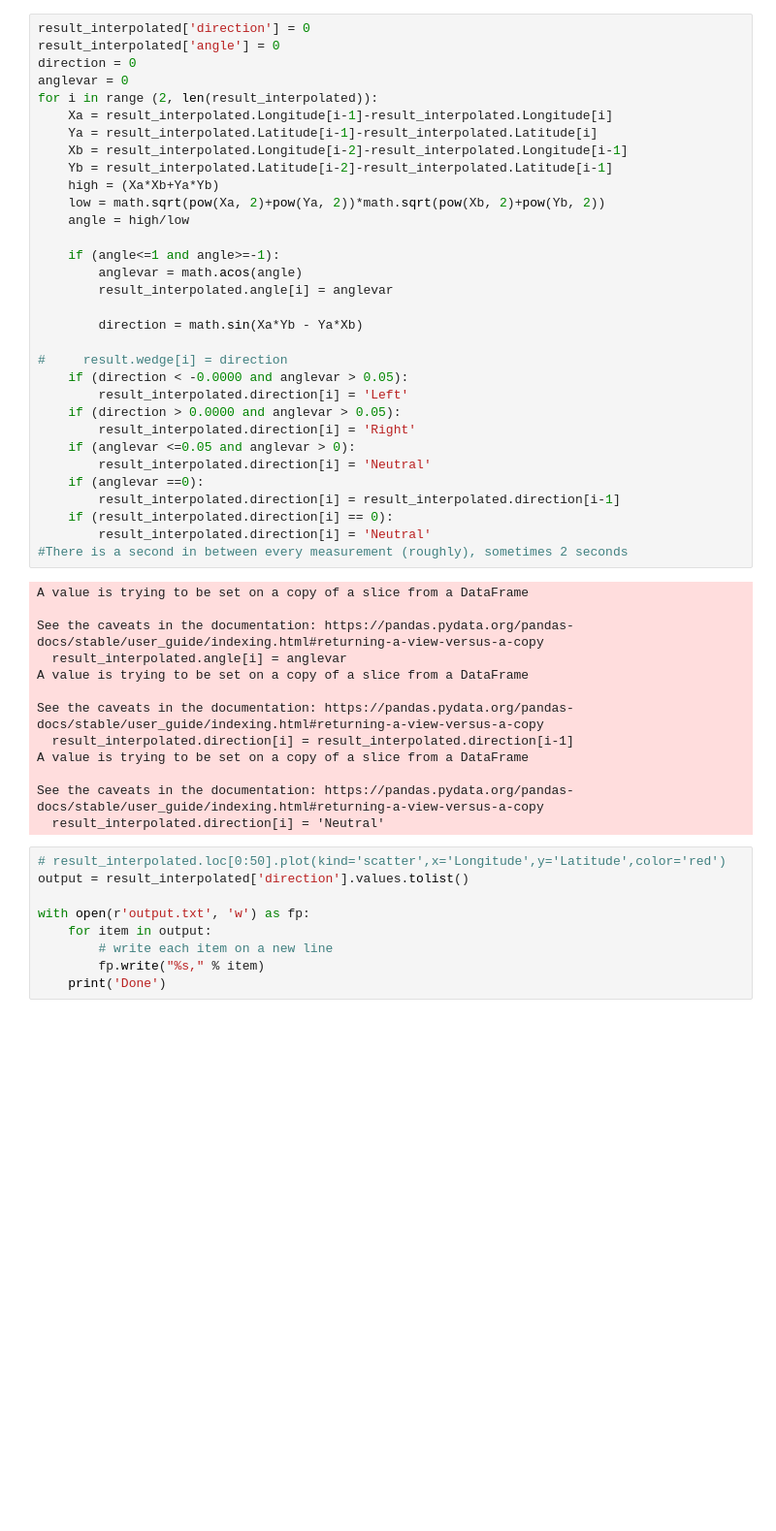
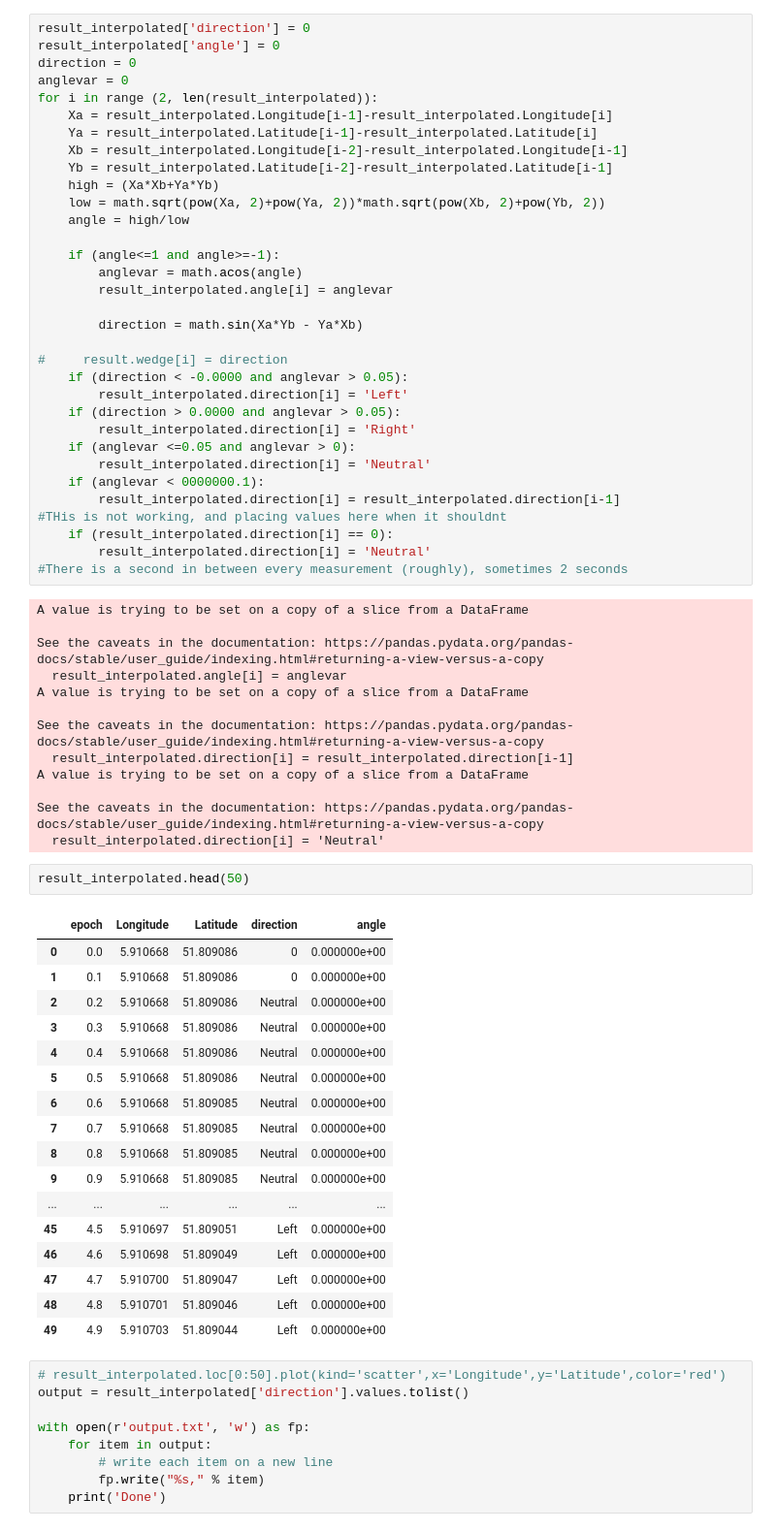
Before and after one commit to MaasGoudswaard/MTB-simulator, a Jupyter notebook: Python strava analysis/Loading data.ipynb, the cells around one changed output. Shown at 97% size. Drawn from its saved outputs; the diff is of its cells as text; blank space fills up the shorter version.

```diff
--- a/Python strava analysis/Loading data.ipynb
+++ b/Python strava analysis/Loading data.ipynb
@@ -115,8 +115,9 @@ for i in range (2, len(result_interpolated)):
         result_interpolated.direction[i] = 'Right'
     if (anglevar <=0.05 and anglevar > 0):
         result_interpolated.direction[i] = 'Neutral'
-    if (anglevar ==0):
+    if (anglevar < 0000000.1):
         result_interpolated.direction[i] = result_interpolated.direction[i-1]
+#THis is not working, and placing values here when it shouldnt
     if (result_interpolated.direction[i] == 0):
         result_interpolated.direction[i] = 'Neutral'
 #There is a second in between every measurement (roughly), sometimes 2 seconds
@@ -133,6 +134,26 @@ A value is trying to be set on a copy of a slice from a DataFrame
 
 See the caveats in the documentation: https://pandas.pydata.org/pandas-docs/stable/user_guide/indexing.html#returning-a-view-versus-a-copy
   result_interpolated.direction[i] = 'Neutral'
+# %%
+result_interpolated.head(50)
+# %% [output]
+|  | epoch | Longitude | Latitude | direction | angle |
+| 0 | 0.0 | 5.910668 | 51.809086 | 0 | 0.000000e+00 |
+| 1 | 0.1 | 5.910668 | 51.809086 | 0 | 0.000000e+00 |
+| 2 | 0.2 | 5.910668 | 51.809086 | Neutral | 0.000000e+00 |
+| 3 | 0.3 | 5.910668 | 51.809086 | Neutral | 0.000000e+00 |
+| 4 | 0.4 | 5.910668 | 51.809086 | Neutral | 0.000000e+00 |
+| 5 | 0.5 | 5.910668 | 51.809086 | Neutral | 0.000000e+00 |
+| 6 | 0.6 | 5.910668 | 51.809085 | Neutral | 0.000000e+00 |
+| 7 | 0.7 | 5.910668 | 51.809085 | Neutral | 0.000000e+00 |
+| 8 | 0.8 | 5.910668 | 51.809085 | Neutral | 0.000000e+00 |
+| 9 | 0.9 | 5.910668 | 51.809085 | Neutral | 0.000000e+00 |
+| ... | ... | ... | ... | ... | ... |
+| 45 | 4.5 | 5.910697 | 51.809051 | Left | 0.000000e+00 |
+| 46 | 4.6 | 5.910698 | 51.809049 | Left | 0.000000e+00 |
+| 47 | 4.7 | 5.910700 | 51.809047 | Left | 0.000000e+00 |
+| 48 | 4.8 | 5.910701 | 51.809046 | Left | 0.000000e+00 |
+| 49 | 4.9 | 5.910703 | 51.809044 | Left | 0.000000e+00 |
 # %%
 # result_interpolated.loc[0:50].plot(kind='scatter',x='Longitude',y='Latitude',color='red')
 output = result_interpolated['direction'].values.tolist()
```
Also changed, not shown: parts of 2 cells of this notebook, 4 other files.
